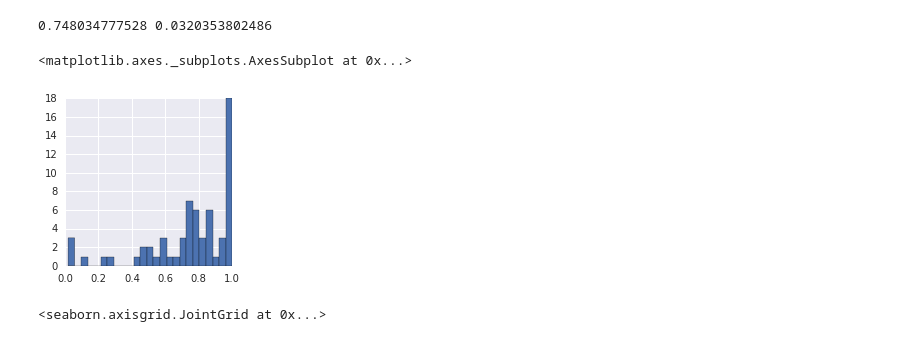
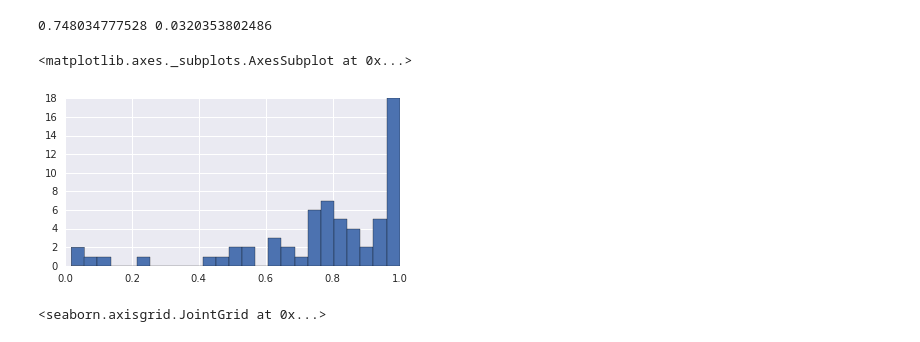
Before and after one commit to mthmn20/jupyterhub_bq, a Jupyter notebook: notebooks/recommendations/email_recs.ipynb, the cells around one changed output. Saved outputs shown, nothing was run; the diff lists cells and outputs as text; code cells hidden in the pictures.

```diff
--- a/notebooks/recommendations/email_recs.ipynb
+++ b/notebooks/recommendations/email_recs.ipynb
@@ -270,10 +270,10 @@ print m, se
 # %% [output]
 0.748034777528 0.0320353802486
 # %%
-summary_df.auc.hist(bins=25, figsize=[3,3])
+summary_df.auc.hist(bins=25, figsize=[6,3])
 # %% [output]
 <matplotlib.axes._subplots.AxesSubplot at 0x...>
-[figure, old version]
+[figure, new version]
 # %%
 sns.jointplot("auc", "num_positive", summary_df)
 # %% [output]
```
Also changed, not shown: parts of 2 cells of this notebook.
